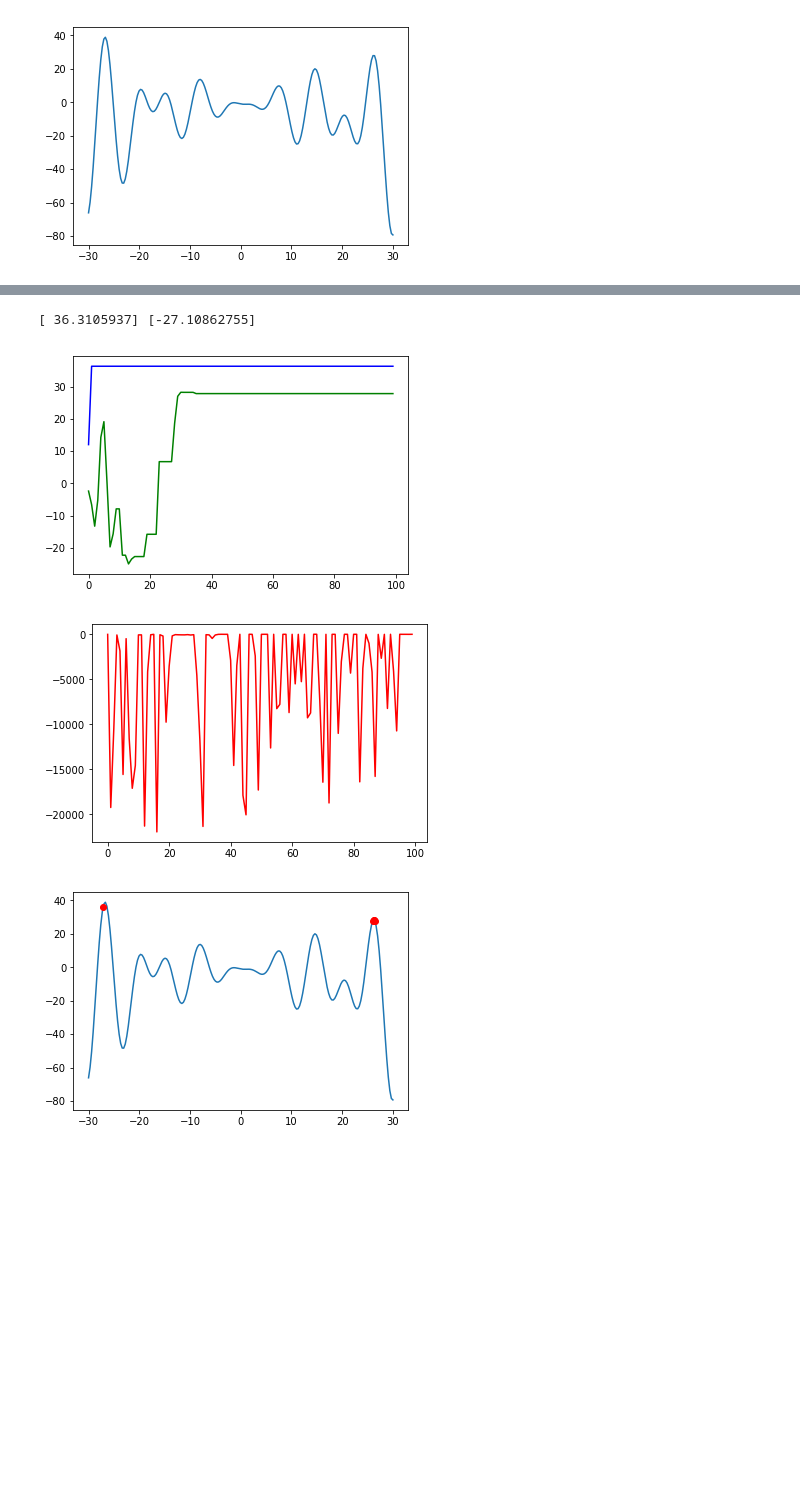
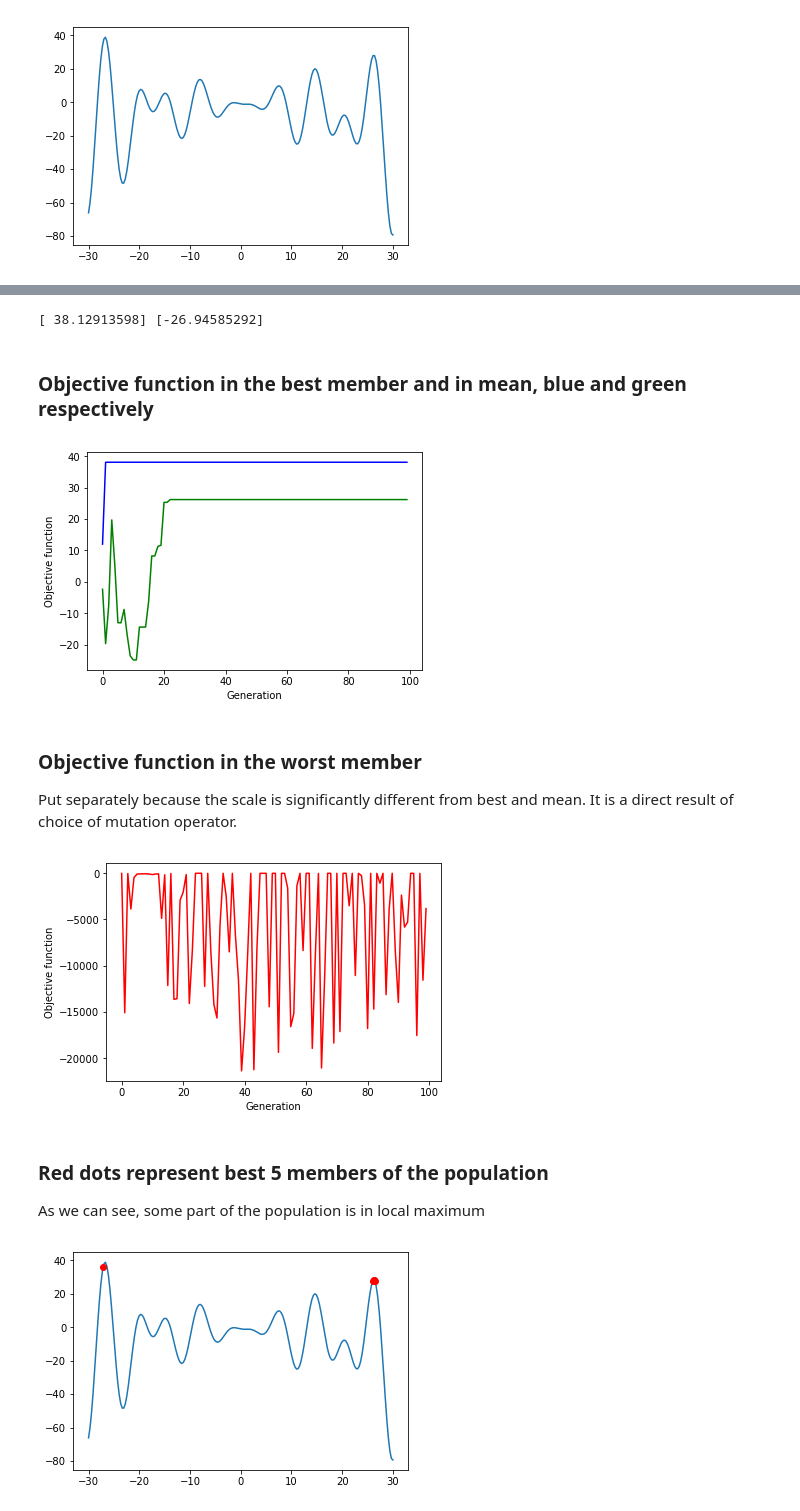
Before and after one commit to Alestainer/ec_mini_project, a Jupyter notebook: Presentation.ipynb, the cells around one changed output, grey strips where cells are left out. Saved outputs shown, nothing was run; the diff lists cells and outputs as text; code cells hidden in the pictures; blank space fills up the shorter version.

```diff
--- a/Presentation.ipynb
+++ b/Presentation.ipynb
@@ -45,25 +61,37 @@ means = np.zeros(100)
 for i in range(100):
 
     population, best[i], worst[i] = selection_1(population, 20, metric = objective_function)
-    means[i] = np.mean(function(population))
+    means[i] = np.mean(objective_function(population))
     population = mutation_1(population, epsilon = 1.5)
 
 
 print (objective_function(selection_1(population, 1, objective_function)[0]),
        selection_1(population, 1, objective_function)[0])
 # %% [output]
-[ 36.3105937] [-27.10862755]
+[ 38.12913598] [-26.94585292]
+# %% [markdown]
+### Objective function in the best member and in mean, blue and green respectively
 # %%
 plt.plot(range(100), objective_function(best), '-b', range(100),
          objective_function(means), '-g')
+plt.xlabel("Generation")
+plt.ylabel("Objective function")
 plt.show()
 # %% [output]
-[figure, old version]
+[figure, new version]
+# %% [markdown]
+### Objective function in the worst member
+Put separately because the scale is significantly different from best and mean. It is a direct result of choice of mutation operator.
 # %%
 plt.plot(range(100), objective_function(worst), "-r")
+plt.xlabel("Generation")
+plt.ylabel("Objective function")
 plt.show()
 # %% [output]
-[figure, old version]
+[figure, new version]
+# %% [markdown]
+### Red dots represent best 5 members of the population
+As we can see, some part of the population is in local maximum
 # %%
 space = np.linspace(-30, 30, num = 200)
 winners =  selection_1(population, 5, objective_function)[0]
```
Also changed, not shown: parts of 10 cells of this notebook.
